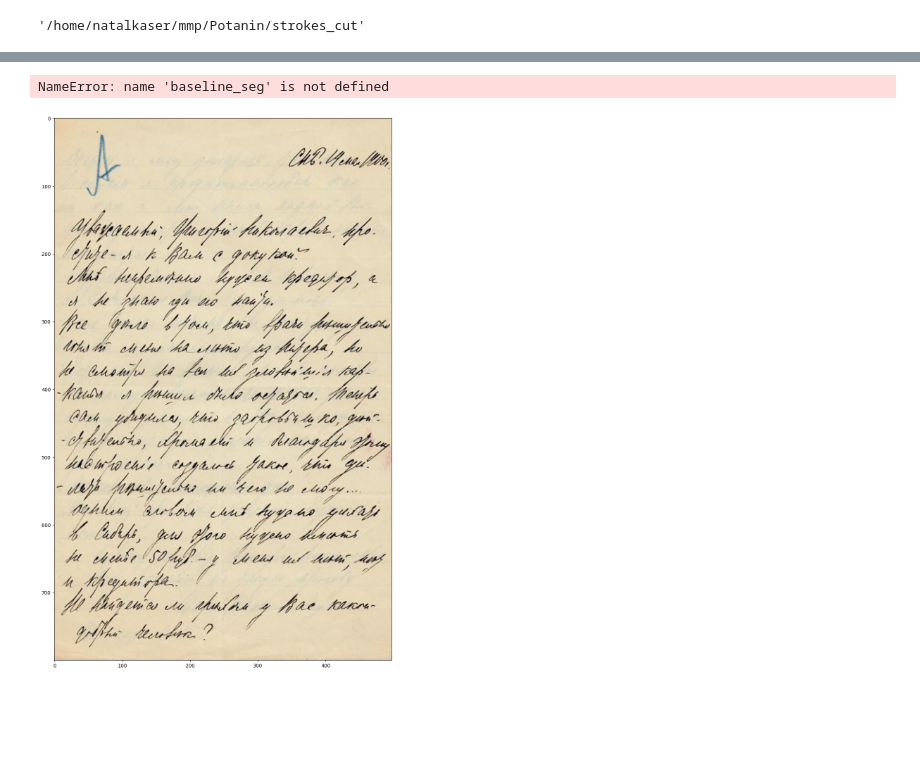
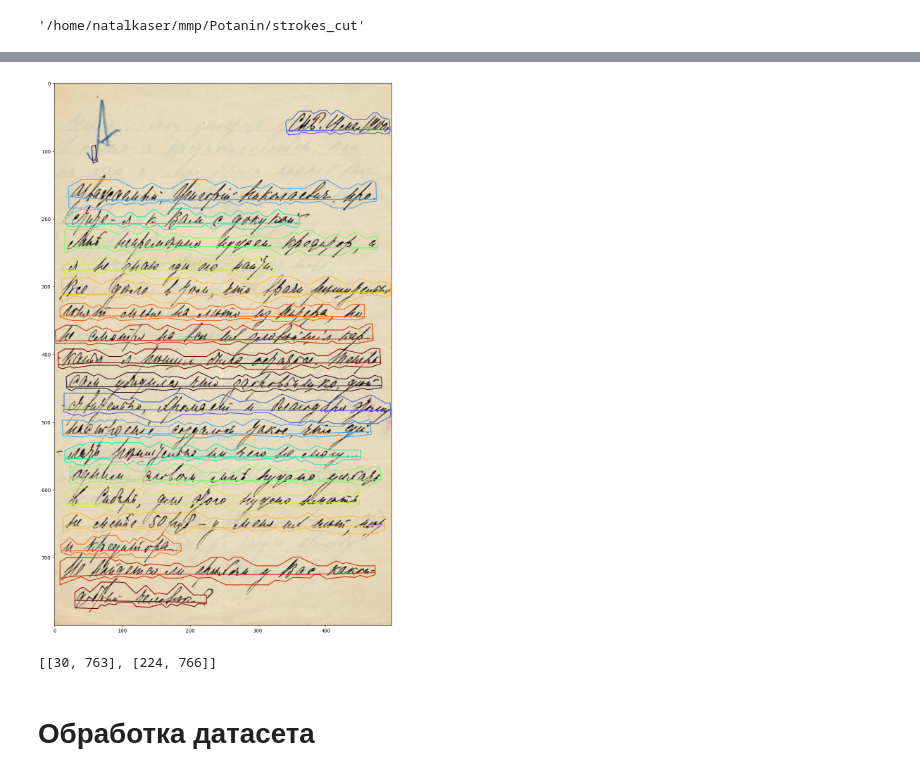
Before and after one commit to Natalka-Pro/Potanin, a Jupyter notebook: strokes_cut/kraken_example.ipynb, the cells around one changed output, grey strips where cells are left out. Drawn from its saved outputs; the diff is of its cells as text; code cells hidden in the pictures; blank space fills up the shorter version.

```diff
--- a/strokes_cut/kraken_example.ipynb
+++ b/strokes_cut/kraken_example.ipynb
@@ -42,6 +51,7 @@ Successfully installed Pillow-10.4.0 PyWavelets-1.4.1 aiohappyeyeballs-2.4.4 aio
 # %%
 # filename = 'datasets/litke/valid/images/1_6.png'
-filename = '/home/natalkaser/mmp/Potanin/КККМ/КККМ ОФ 7928:19 Анучин В.jpeg'
+filename = '../КККМ/КККМ ОФ 7928:19 Анучин В.jpeg'
+# filename = '../КККМ_bin/КККМ ОФ 7928:19 Анучин В.png'
 # %%
 model_path = 'blla.mlmodel'
 model = vgsl.TorchVGSLModel.load_model(model_path)
@@ -52,2 +61,3 @@ bw = binarization.nlbin(img)
 # %%
-baseline_seg = blla.segment(bw, model=model, device='cuda')
+# baseline_seg = blla.segment(bw, model=model, device='cuda')
+baseline_seg = blla.segment(bw, model=model, device='cpu')
@@ -76,11 +87,35 @@ baseline_seg.lines
 # %%
+from matplotlib.colors import to_hex
+from matplotlib import colormaps
+
+colormap = colormaps['turbo']
+colors = [to_hex(c) for c in colormap(np.linspace(0, 1, 10))] * (len(baseline_seg.lines) // 10 + 1)
+
 plt.figure(figsize=(20,20))
 plt.imshow(img)
-for line in baseline_seg.lines:
-    plt.plot([b[0] for b in line.baseline], [b[1] for b in line.baseline])
-    color = plt.gca().lines[-1].get_color()
-    plt.plot([b[0] for b in line.boundary], [b[1] for b in line.boundary], color=color)
+
+baselines = [line.baseline for line in baseline_seg.lines]
+boundaries = [line.boundary for line in baseline_seg.lines]
+
+for i in range(len(baselines)):
+    # plt.plot(list(zip(*baseline)), color=colors[i], marker='o')
+    # # color = plt.gca().lines[-1].get_color()
+    # plt.plot(list(zip(*boundary)), color=colors[i])
+
+    baseline = baselines[i]
+    boundary = boundaries[i]
+
+    plt.plot([b[0] for b in baseline], [b[1] for b in baseline], color=colors[i])
+    plt.plot([b[0] for b in boundary], [b[1] for b in boundary], color=colors[i])
+
+name = "p.pdf"
+plt.savefig(name, bbox_inches='tight')
 plt.show()
 # %% [output]
-NameError: name 'baseline_seg' is not defined
-[figure, old version]
+[figure, new version]
+# %%
+baseline_seg.lines[-1].baseline
+# %% [output]
+[[30, 763], [224, 766]]
+# %% [markdown]
+# Обработка датасета
```
Also changed, not shown: parts of 12 cells of this notebook, 1 other file.
